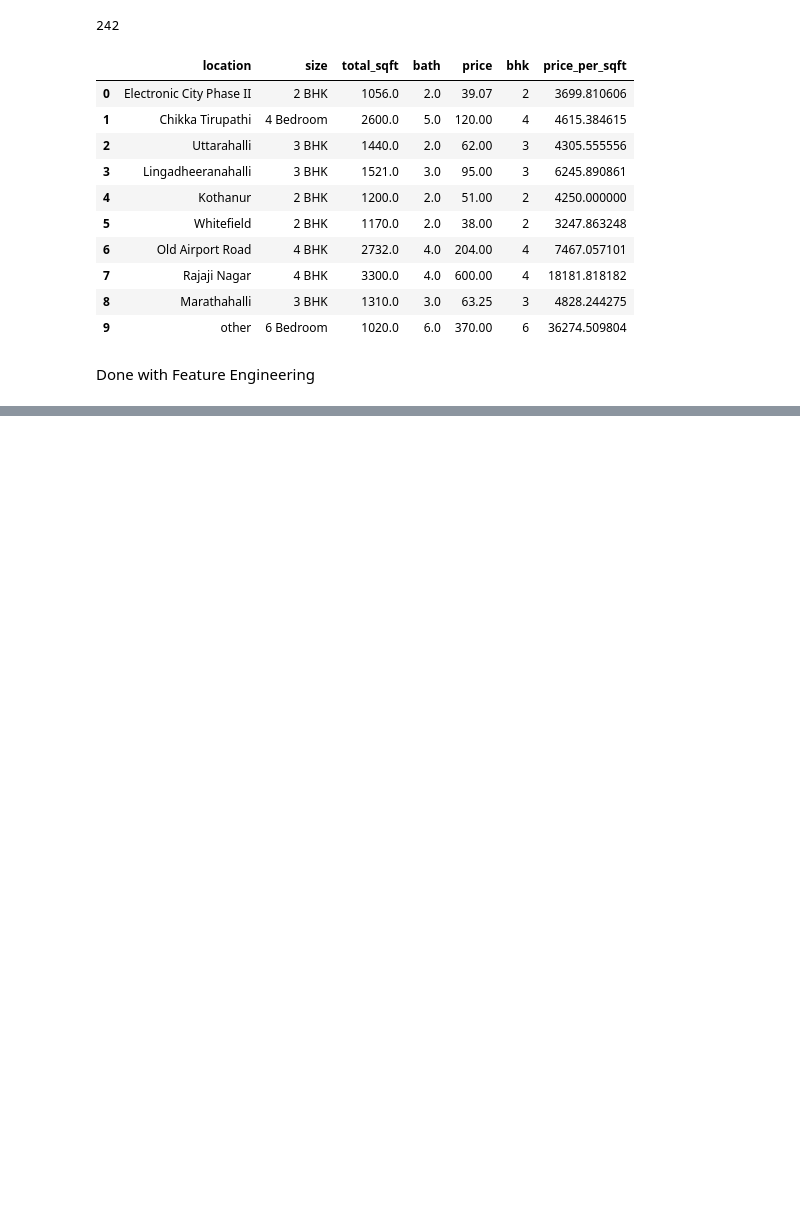
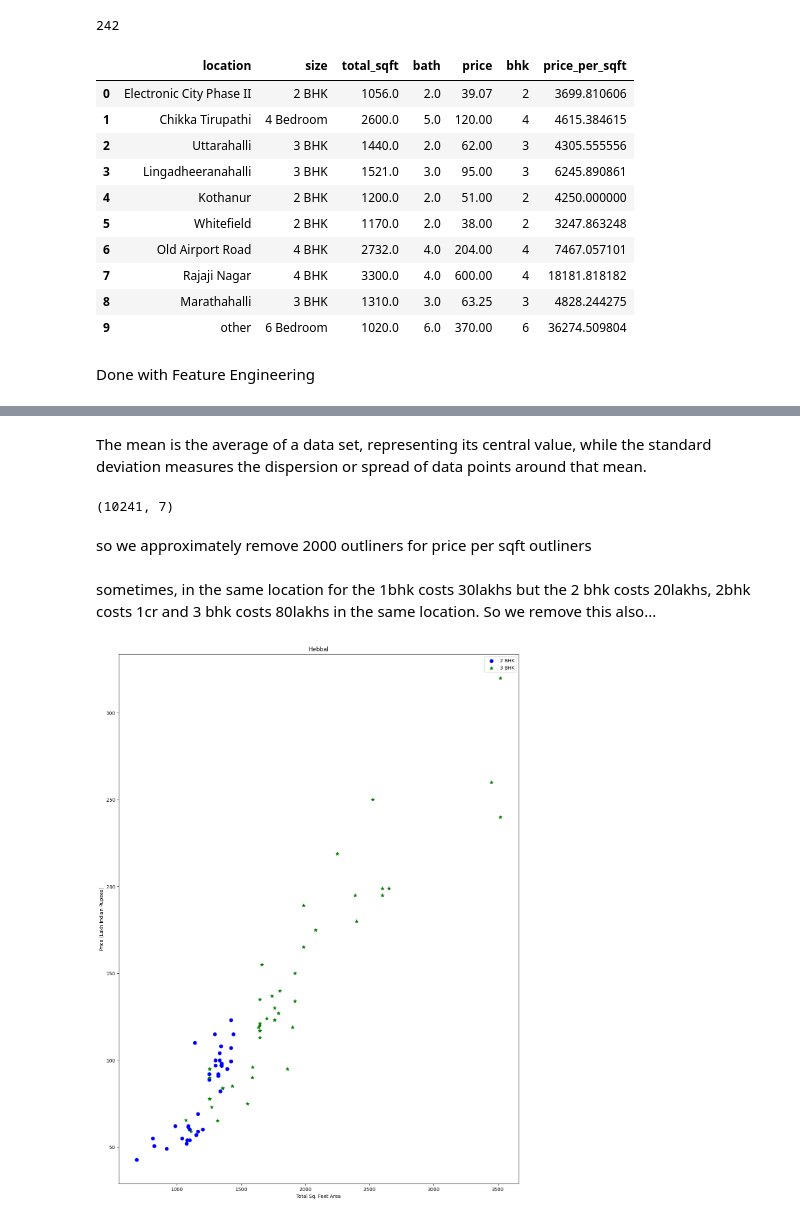
Before and after one commit to royronit14/Bengaluru-House-Price-Prediction, a Jupyter notebook: House-Prediction.ipynb, the cells around one changed output, grey strips where cells are left out. Drawn from its saved outputs; the diff is of its cells as text; code cells hidden in the pictures; blank space fills up the shorter version.

Commit message:
Did the Outliner Removal part

```diff
--- a/House-Prediction.ipynb
+++ b/House-Prediction.ipynb
@@ -335,0 +361,2 @@ Done with Feature Engineering
+# %%
+df6 = df5[~(df5.total_sqft/df5.bhk<300)]
@@ -335,0 +381,36 @@ Done with Feature Engineering
+# %% [markdown]
+The mean is the average of a data set, representing its central value, while the standard deviation measures the dispersion or spread of data points around that mean.
+# %%
+def remove_pps_outliners(df):
+    df_out = pd.DataFrame()
+    for key, subdf in df.groupby('location'):
+        m = np.mean(subdf.price_per_sqft)
+        stdev = np.std(subdf.price_per_sqft)
+        reduced_df = subdf[(subdf.price_per_sqft > (m-stdev)) & (subdf.price_per_sqft <=(m + stdev))]
+        df_out  = pd.concat([df_out, reduced_df], ignore_index = True)
+    return df_out
+
+df7 = remove_pps_outliners(df6)
+df7.shape
+# %% [output]
+(10241, 7)
+# %% [markdown]
+so we approximately remove 2000 outliners for price per sqft outliners
+# %% [markdown]
+ sometimes, in the same location for the 1bhk costs 30lakhs but the 2 bhk costs 20lakhs, 2bhk costs 1cr and 3 bhk costs 80lakhs in the same location.
+ So we remove this also...
+# %%
+def plot_scatter_chart(df,location):
+    bhk2 = df[(df.location == location) & (df.bhk == 2)]
+    bhk3 = df[(df.location == location) & (df.bhk == 3)]
+    matplotlib.rcParams['figure.figsize'] = (15,20)
+    plt.scatter(bhk2.total_sqft, bhk2.price, color = 'blue', label = '2 BHK', s = 50)
+    plt.scatter(bhk3.total_sqft, bhk3.price, marker = '*', color = 'green', label = '3 BHK', s = 50)
+    plt.xlabel("Total Sq. Feet Area")
+    plt.ylabel("Price (Lakh Indian Rupees)")
+    plt.title(location)
+    plt.legend()
+
+plot_scatter_chart(df7, 'Hebbal')
+# %% [output]
+[figure, added]
```
Also changed, not shown: parts of 17 cells of this notebook.
